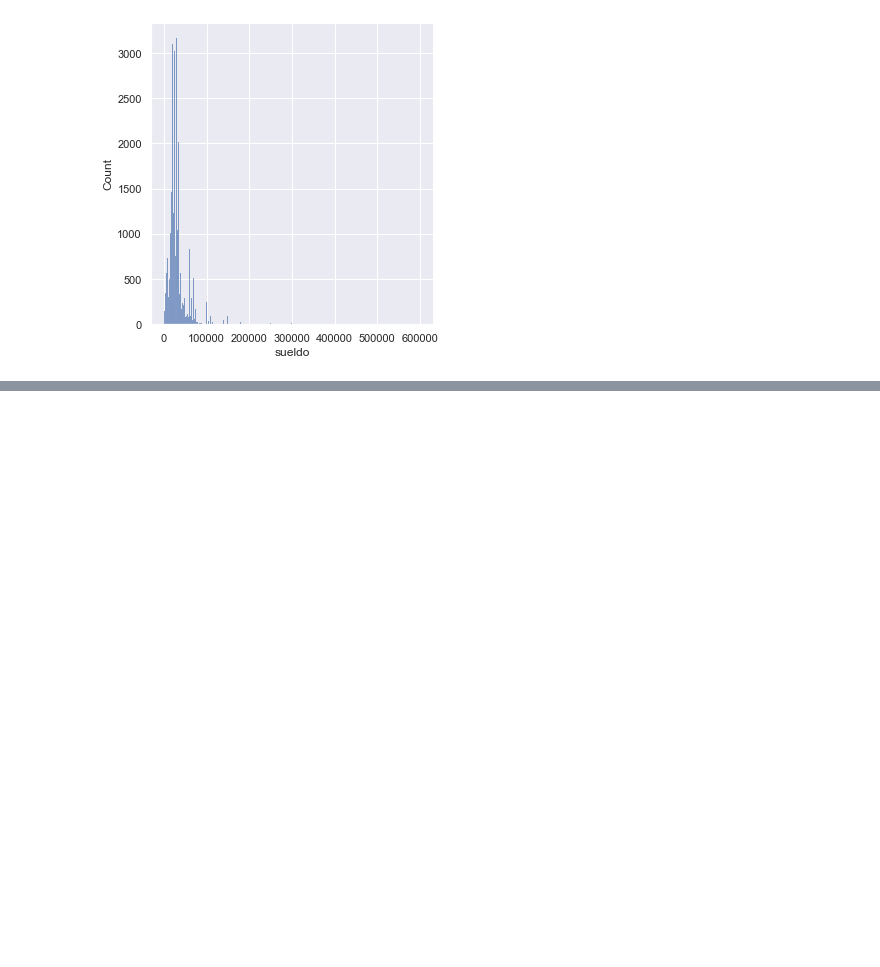
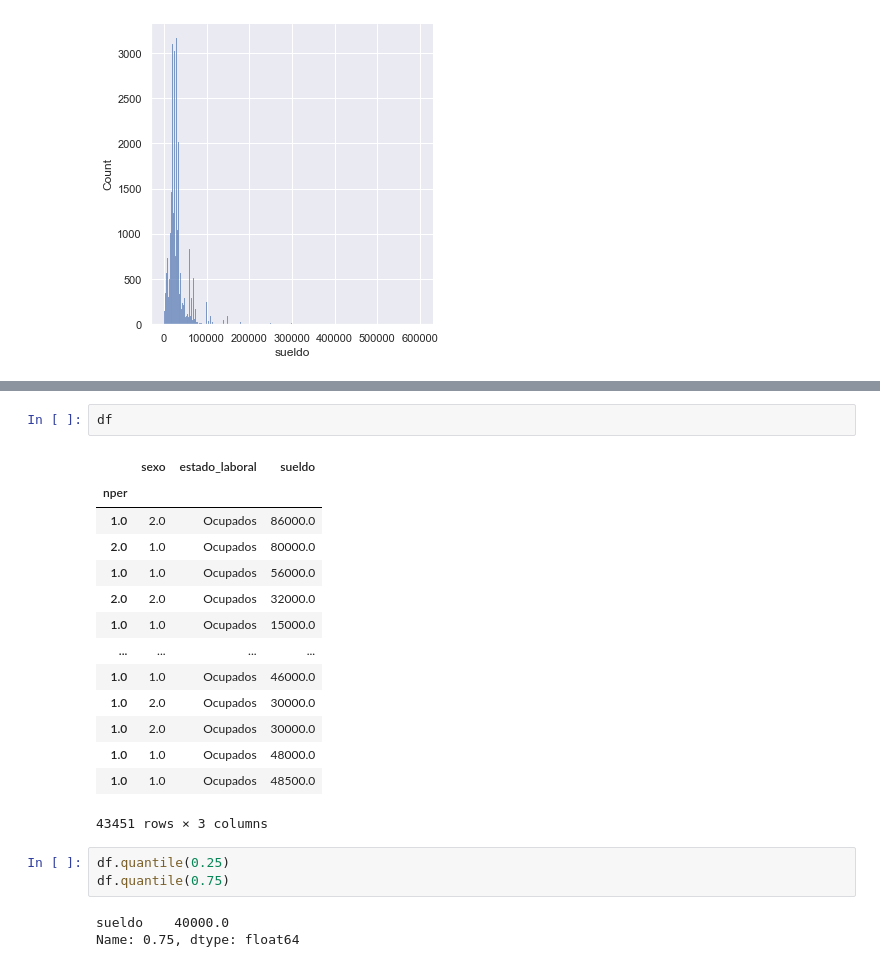
Before and after one commit to anicolon/coder_proyecto, a Jupyter notebook: hyp_2020/idea_nicolon.ipynb, the cells around one changed output, grey strips where cells are left out. Saved outputs shown, nothing was run; the diff lists cells and outputs as text; blank space fills up the shorter version.

```diff
--- a/hyp_2020/idea_nicolon.ipynb
+++ b/hyp_2020/idea_nicolon.ipynb
@@ -80,0 +81,23 @@ sns.boxplot(data=df[df['sexo'] == 2], y='sueldo')
+# %%
+df
+# %% [output]
+|  | sexo | estado_laboral | sueldo |
+| nper |  |  |  |
+| 1.0 | 2.0 | Ocupados | 86000.0 |
+| 2.0 | 1.0 | Ocupados | 80000.0 |
+| 1.0 | 1.0 | Ocupados | 56000.0 |
+| 2.0 | 2.0 | Ocupados | 32000.0 |
+| 1.0 | 1.0 | Ocupados | 15000.0 |
+| ... | ... | ... | ... |
+| 1.0 | 1.0 | Ocupados | 46000.0 |
+| 1.0 | 2.0 | Ocupados | 30000.0 |
+| 1.0 | 2.0 | Ocupados | 30000.0 |
+| 1.0 | 1.0 | Ocupados | 48000.0 |
+| 1.0 | 1.0 | Ocupados | 48500.0 |
+43451 rows × 3 columns
+# %%
+df.quantile(0.25)
+df.quantile(0.75)
+# %% [output]
+sueldo    40000.0
+Name: 0.75, dtype: float64
```
Also changed, not shown: parts of 5 cells of this notebook.
